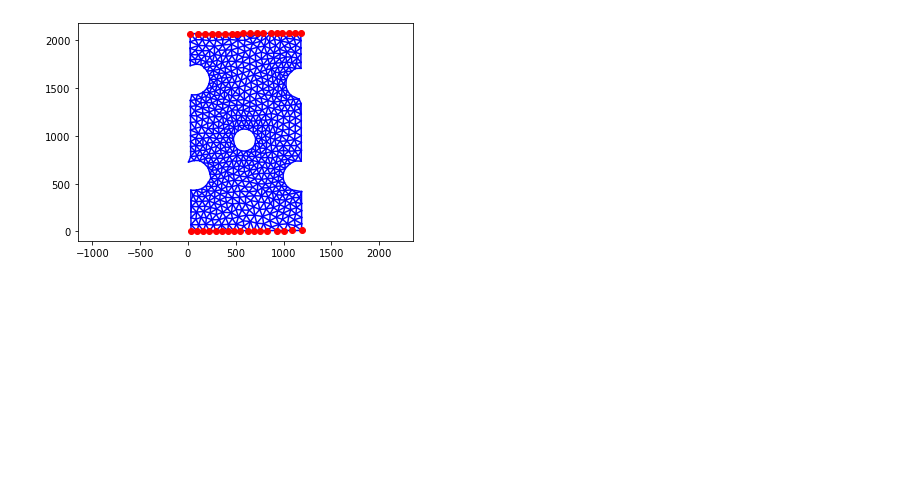
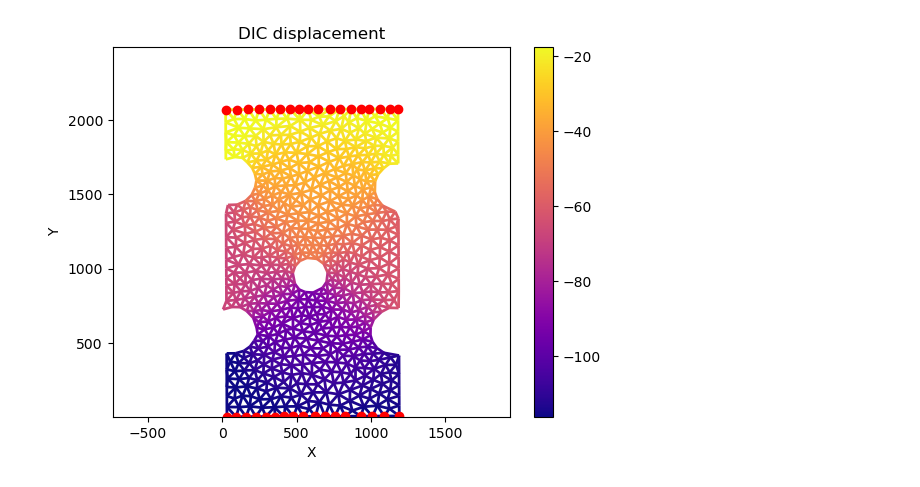
Before and after one commit to jrethore/cism_2025, a Jupyter notebook: FEMU/FEMU_from_DIC.ipynb, the cells around one changed output. Cells and saved outputs as stored; diff of their text form; code cells hidden in the pictures; blank space fills up the shorter version.

Commit message:
new plot tools

```diff
--- a/FEMU/FEMU_from_DIC.ipynb
+++ b/FEMU/FEMU_from_DIC.ipynb
@@ -20,38 +20,36 @@ thickness=3e-3 # speimen thicness in m
 stdu=0.01
 
 inp='dic-coarse.res'
 (X,conn)=fem.readDICmesh(inp)
 model=fem.FEModel()
 model.X=X
 model.conn=conn
 model.Assemble()
 W=model.W
 B=model.B
 Kini=.5e8
 Eoini=0.05
 mat=fem.MatModel(pix2m)
 mat.K=Kini
 mat.Eo=Eoini
 model.material=mat
 
 Uref=fem.readDICDisp(inp)
 Fres=(40)/thickness
 
 Xg=0.5*(X[conn[:,0]]+X[conn[:,1]])
 Nnodes=X.shape[0]
 Nelems=conn.shape[0]
 top=X[:,1]>max(X[:,1])*0.99
 bot=X[:,1]<max(X[:,1])*0.01
 
+fig, ax = plt.subplots()
+model.show_field(fig, ax,Uref[Nnodes::], name = "DIC displacement")
 
-
-plt.plot(X[conn,0].T,X[conn,1].T,'b-');
 plt.plot(X[top,0],X[top,1].T,'ro');
 plt.plot(X[bot,0],X[bot,1].T,'ro');
-
-plt.axis('equal');
 # %% [output]
-[figure, old version]
+[figure, new version]
 # %%
 nodes_index=np.arange(Nnodes)
 top_nodes=nodes_index[top]
```
Also changed, not shown: parts of 5 cells of this notebook, 7 other files.
